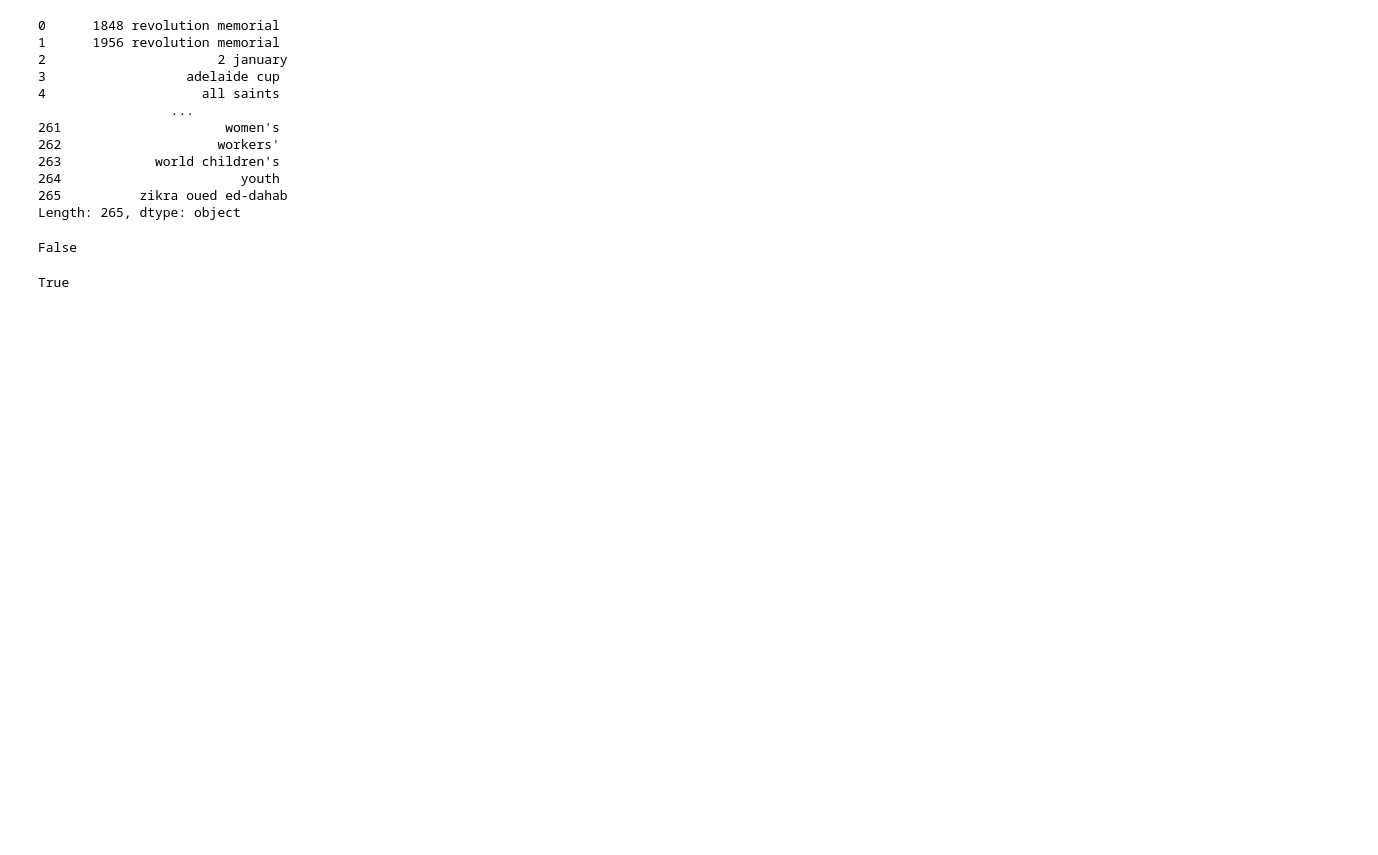
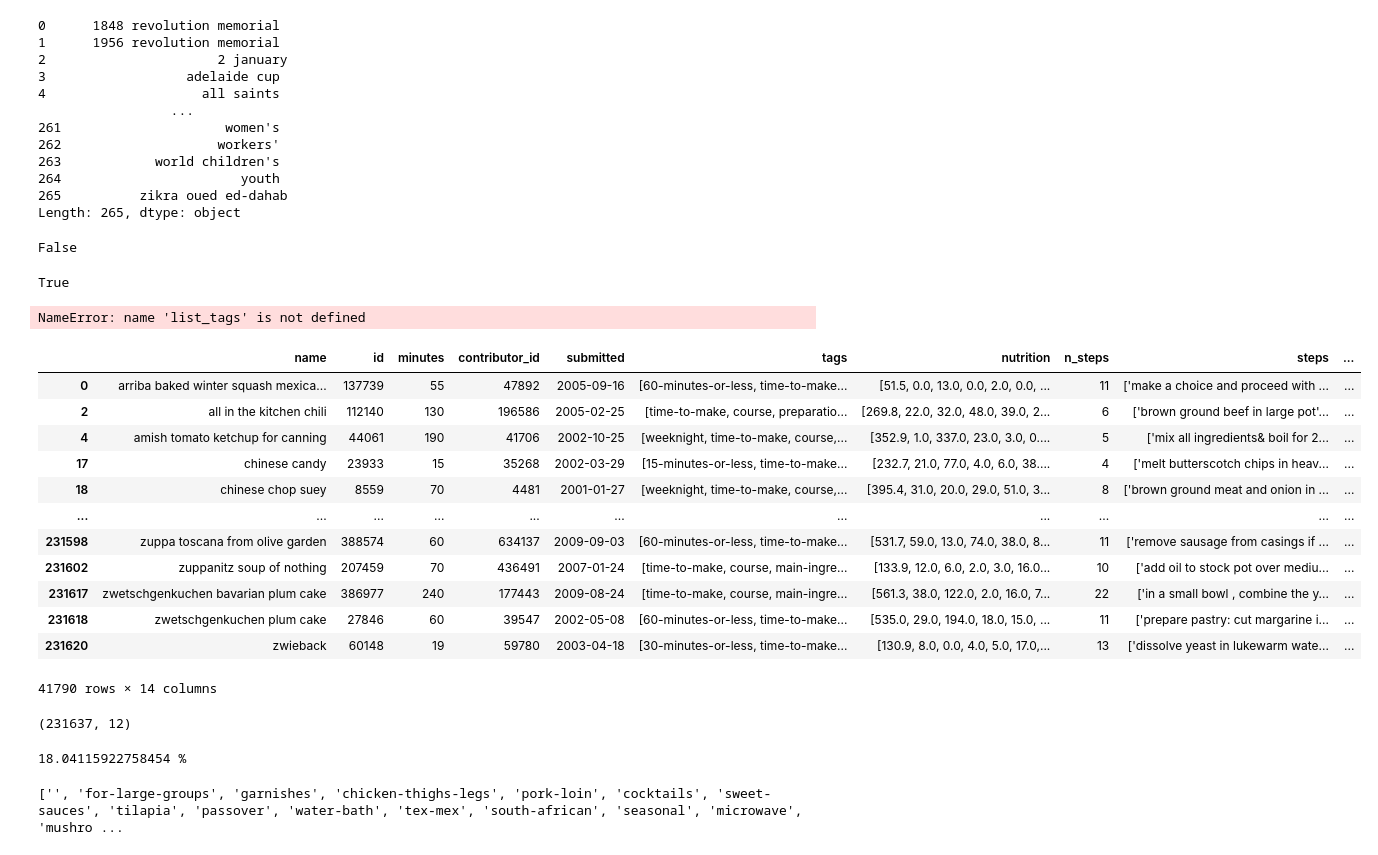
Before and after one commit to Vlod08/mangetamain, a Jupyter notebook: src/mangetamain/preprocessing/recipes/notebooks/EDA_seasonality.ipynb, the cells around one changed output. Drawn from its saved outputs; the diff is of its cells as text; code cells hidden in the pictures; blank space fills up the shorter version.

```diff
--- a/src/mangetamain/preprocessing/recipes/notebooks/EDA_seasonality.ipynb
+++ b/src/mangetamain/preprocessing/recipes/notebooks/EDA_seasonality.ipynb
@@ -5,7 +5,7 @@ import pandas as pd
 import ast
 from datetime import date
 # %%
-recipe = pd.read_csv('../../../data/RAW_recipes.csv')
+recipe = pd.read_csv('../../../../../data/RAW_recipes.csv')
 recipe[['name', 'description']] = recipe[['name', 'description']].fillna('')
 recipe.head(10)
 # %% [output]
@@ -259,3 +297,7 @@ False
 "chinese-new-year" in list_tags
 # %% [output]
 True
+# %%
+list_tags
+# %% [output]
+NameError: name 'list_tags' is not defined
@@ -261,0 +393,37 @@ True
+# %%
+import ast
+
+recipe_test = recipe.copy()
+recipe_test['name'] = recipe['name'].fillna('')
+recipe_test['description'] = recipe['description'].fillna('')
+recipe_test['tags'] = recipe['tags'].apply(ast.literal_eval)
+# %%
+test = get_periods_all(recipe_test)
+# %%
+test[(test['season'] != '') | (test['event'] != '')]
+# %% [output]
+|  | name | id | minutes | contributor_id | submitted | tags | nutrition | n_steps | steps | ... |
+| 0 | arriba baked winter squash mexica... | 137739 | 55 | 47892 | 2005-09-16 | [60-minutes-or-less, time-to-make... | [51.5, 0.0, 13.0, 0.0, 2.0, 0.0, ... | 11 | ['make a choice and proceed with ... | ... |
+| 2 | all in the kitchen chili | 112140 | 130 | 196586 | 2005-02-25 | [time-to-make, course, preparatio... | [269.8, 22.0, 32.0, 48.0, 39.0, 2... | 6 | ['brown ground beef in large pot'... | ... |
+| 4 | amish tomato ketchup for canning | 44061 | 190 | 41706 | 2002-10-25 | [weeknight, time-to-make, course,... | [352.9, 1.0, 337.0, 23.0, 3.0, 0.... | 5 | ['mix all ingredients& boil for 2... | ... |
+| 17 | chinese candy | 23933 | 15 | 35268 | 2002-03-29 | [15-minutes-or-less, time-to-make... | [232.7, 21.0, 77.0, 4.0, 6.0, 38.... | 4 | ['melt butterscotch chips in heav... | ... |
+| 18 | chinese chop suey | 8559 | 70 | 4481 | 2001-01-27 | [weeknight, time-to-make, course,... | [395.4, 31.0, 20.0, 29.0, 51.0, 3... | 8 | ['brown ground meat and onion in ... | ... |
+| ... | ... | ... | ... | ... | ... | ... | ... | ... | ... | ... |
+| 231598 | zuppa toscana from olive garden | 388574 | 60 | 634137 | 2009-09-03 | [60-minutes-or-less, time-to-make... | [531.7, 59.0, 13.0, 74.0, 38.0, 8... | 11 | ['remove sausage from casings if ... | ... |
+| 231602 | zuppanitz soup of nothing | 207459 | 70 | 436491 | 2007-01-24 | [time-to-make, course, main-ingre... | [133.9, 12.0, 6.0, 2.0, 3.0, 16.0... | 10 | ['add oil to stock pot over mediu... | ... |
+| 231617 | zwetschgenkuchen bavarian plum cake | 386977 | 240 | 177443 | 2009-08-24 | [time-to-make, course, main-ingre... | [561.3, 38.0, 122.0, 2.0, 16.0, 7... | 22 | ['in a small bowl , combine the y... | ... |
+| 231618 | zwetschgenkuchen plum cake | 27846 | 60 | 39547 | 2002-05-08 | [60-minutes-or-less, time-to-make... | [535.0, 29.0, 194.0, 18.0, 15.0, ... | 11 | ['prepare pastry: cut margarine i... | ... |
+| 231620 | zwieback | 60148 | 19 | 59780 | 2003-04-18 | [30-minutes-or-less, time-to-make... | [130.9, 8.0, 0.0, 4.0, 5.0, 17.0,... | 13 | ['dissolve yeast in lukewarm wate... | ... |
+41790 rows × 14 columns
+# %%
+recipe.shape
+# %% [output]
+(231637, 12)
+# %%
+print(41790/231637*100, '%')
+# %% [output]
+18.04115922758454 %
+# %%
+print(list_tags)
+# %% [output]
+['', 'for-large-groups', 'garnishes', 'chicken-thighs-legs', 'pork-loin', 'cocktails', 'sweet-sauces', 'tilapia', 'passover', 'water-bath', 'tex-mex', 'south-african', 'seasonal', 'microwave', 'mushro ...
```
Also changed, not shown: parts of 6 cells of this notebook, 3 other files.
